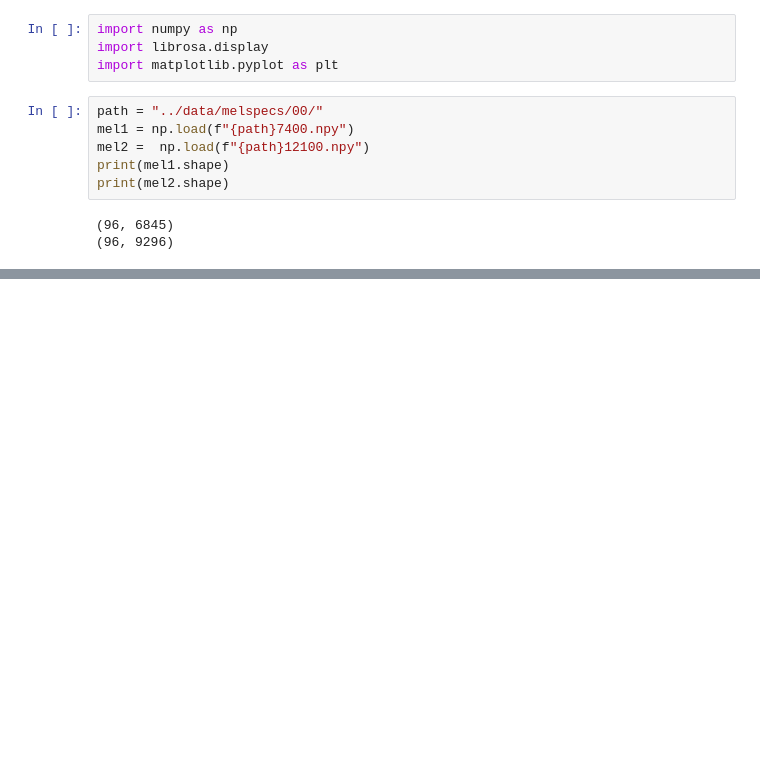
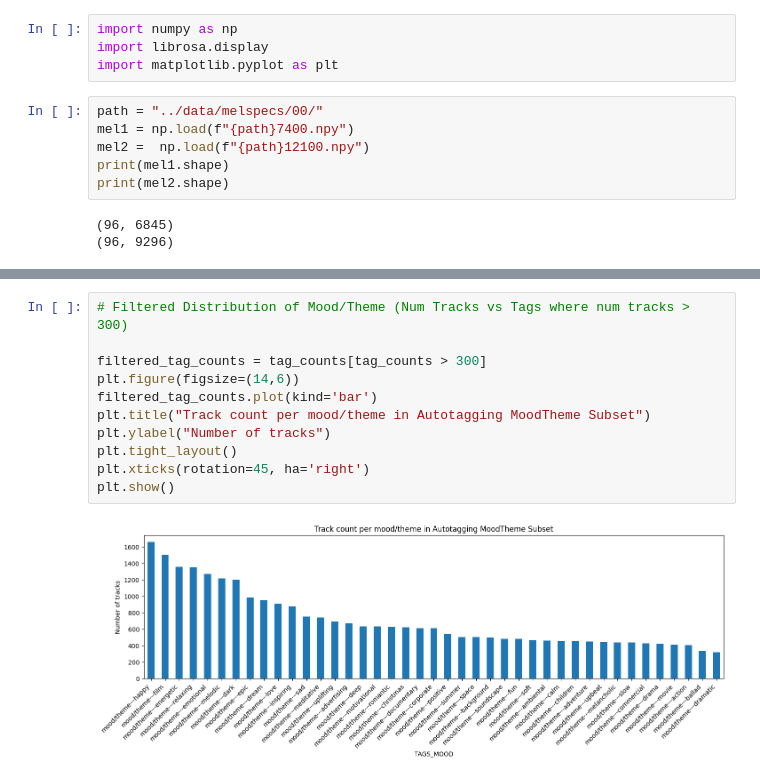
Before and after one commit to ArjunR27/csc-566-final-project, a Jupyter notebook: src/eda.ipynb, the cells around one changed output, grey strips where cells are left out. Saved outputs shown, nothing was run; the diff lists cells and outputs as text; blank space fills up the shorter version.

```diff
--- a/src/eda.ipynb
+++ b/src/eda.ipynb
@@ -26,0 +81,13 @@ plt.show()
+# %%
+# Filtered Distribution of Mood/Theme (Num Tracks vs Tags where num tracks > 300)
+
+filtered_tag_counts = tag_counts[tag_counts > 300]
+plt.figure(figsize=(14,6))
+filtered_tag_counts.plot(kind='bar')
+plt.title("Track count per mood/theme in Autotagging MoodTheme Subset")
+plt.ylabel("Number of tracks")
+plt.tight_layout()
+plt.xticks(rotation=45, ha='right')
+plt.show()
+# %% [output]
+[figure, added]
```
Also changed, not shown: parts of 7 cells of this notebook, 3 other files.
